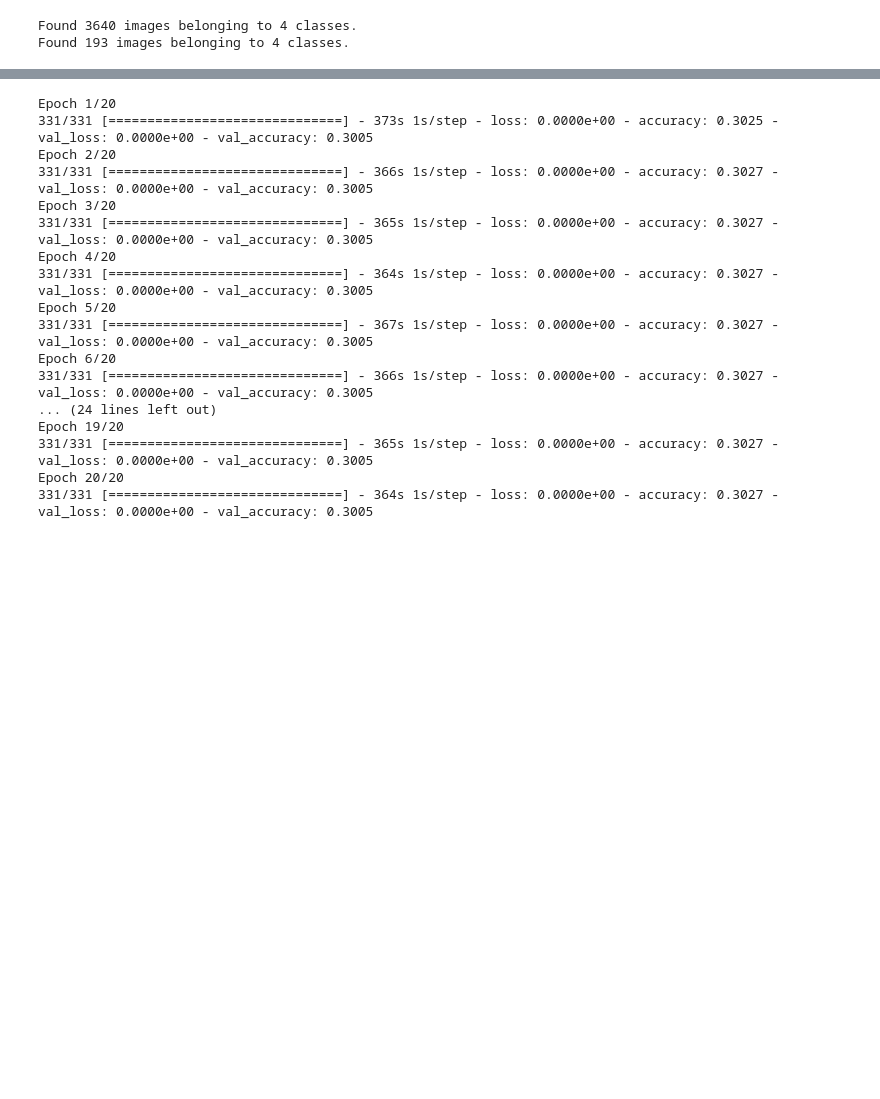
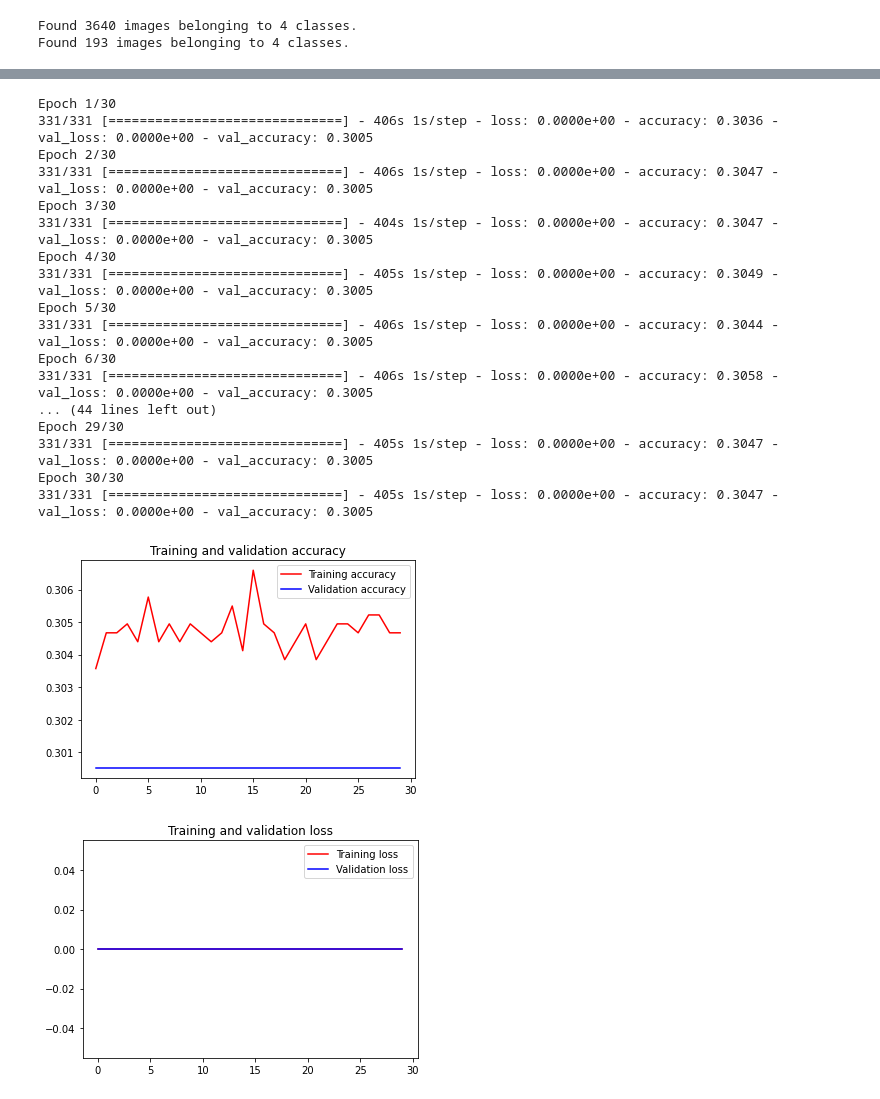
Before and after one commit to farmer-nusantara/farmer-nusantara-machine-learning, a Jupyter notebook: Corn_Model.ipynb, the cells around one changed output, grey strips where cells are left out. Cells and saved outputs as stored; diff of their text form; code cells hidden in the pictures; blank space fills up the shorter version.

Commit message:
Add a list of list results on training and test data

```diff
--- a/Corn_Model.ipynb
+++ b/Corn_Model.ipynb
@@ -414,24 +414,55 @@ Non-trainable params: 0
 _________________________________________________________________
 # %%
 history = model.fit(train_generator,
-                    epochs=20,
+                    epochs=30,
                     validation_data=validation_generator,
                     verbose = 1)
 # %% [output]
-Epoch 1/20
-331/331 [==============================] - 373s 1s/step - loss: 0.0000e+00 - accuracy: 0.3025 - val_loss: 0.0000e+00 - val_accuracy: 0.3005
-Epoch 2/20
-331/331 [==============================] - 366s 1s/step - loss: 0.0000e+00 - accuracy: 0.3027 - val_loss: 0.0000e+00 - val_accuracy: 0.3005
-Epoch 3/20
-331/331 [==============================] - 365s 1s/step - loss: 0.0000e+00 - accuracy: 0.3027 - val_loss: 0.0000e+00 - val_accuracy: 0.3005
-Epoch 4/20
-331/331 [==============================] - 364s 1s/step - loss: 0.0000e+00 - accuracy: 0.3027 - val_loss: 0.0000e+00 - val_accuracy: 0.3005
-Epoch 5/20
-331/331 [==============================] - 367s 1s/step - loss: 0.0000e+00 - accuracy: 0.3027 - val_loss: 0.0000e+00 - val_accuracy: 0.3005
-Epoch 6/20
-331/331 [==============================] - 366s 1s/step - loss: 0.0000e+00 - accuracy: 0.3027 - val_loss: 0.0000e+00 - val_accuracy: 0.3005
-... (24 lines left out)
-Epoch 19/20
-331/331 [==============================] - 365s 1s/step - loss: 0.0000e+00 - accuracy: 0.3027 - val_loss: 0.0000e+00 - val_accuracy: 0.3005
-Epoch 20/20
-331/331 [==============================] - 364s 1s/step - loss: 0.0000e+00 - accuracy: 0.3027 - val_loss: 0.0000e+00 - val_accuracy: 0.3005
+Epoch 1/30
+331/331 [==============================] - 406s 1s/step - loss: 0.0000e+00 - accuracy: 0.3036 - val_loss: 0.0000e+00 - val_accuracy: 0.3005
+Epoch 2/30
+331/331 [==============================] - 406s 1s/step - loss: 0.0000e+00 - accuracy: 0.3047 - val_loss: 0.0000e+00 - val_accuracy: 0.3005
+Epoch 3/30
+331/331 [==============================] - 404s 1s/step - loss: 0.0000e+00 - accuracy: 0.3047 - val_loss: 0.0000e+00 - val_accuracy: 0.3005
+Epoch 4/30
+331/331 [==============================] - 405s 1s/step - loss: 0.0000e+00 - accuracy: 0.3049 - val_loss: 0.0000e+00 - val_accuracy: 0.3005
+Epoch 5/30
+331/331 [==============================] - 406s 1s/step - loss: 0.0000e+00 - accuracy: 0.3044 - val_loss: 0.0000e+00 - val_accuracy: 0.3005
+Epoch 6/30
+331/331 [==============================] - 406s 1s/step - loss: 0.0000e+00 - accuracy: 0.3058 - val_loss: 0.0000e+00 - val_accuracy: 0.3005
+... (44 lines left out)
+Epoch 29/30
+331/331 [==============================] - 405s 1s/step - loss: 0.0000e+00 - accuracy: 0.3047 - val_loss: 0.0000e+00 - val_accuracy: 0.3005
+Epoch 30/30
+331/331 [==============================] - 405s 1s/step - loss: 0.0000e+00 - accuracy: 0.3047 - val_loss: 0.0000e+00 - val_accuracy: 0.3005
+# %%
+acc      = history.history['accuracy']
+val_acc  = history.history['val_accuracy']
+loss     = history.history['loss']
+val_loss = history.history['val_loss']
+
+epochs   = range(len(acc)) # Get number of epochs
+
+#------------------------------------------------
+# Plot training and validation accuracy per epoch
+#------------------------------------------------
+plt.plot(epochs, acc, 'r', label='Training accuracy')
+plt.plot  ( epochs, val_acc, 'b', label='Validation accuracy')
+plt.title ('Training and validation accuracy')
+# plt.title('Training accuracy')
+plt.legend()
+plt.figure()
+
+#------------------------------------------------
+# Plot training and validation loss per epoch
+#------------------------------------------------
+plt.plot(epochs, loss, 'r', label='Training loss')
+plt.plot  ( epochs, val_loss, 'b', label='Validation loss')
+plt.title ('Training and validation loss')
+# plt.title('Training loss')
+plt.legend()
+
+plt.show()
+# %% [output]
+[figure, added]
+[figure, added]
```
Also changed, not shown: parts of 6 cells of this notebook.
